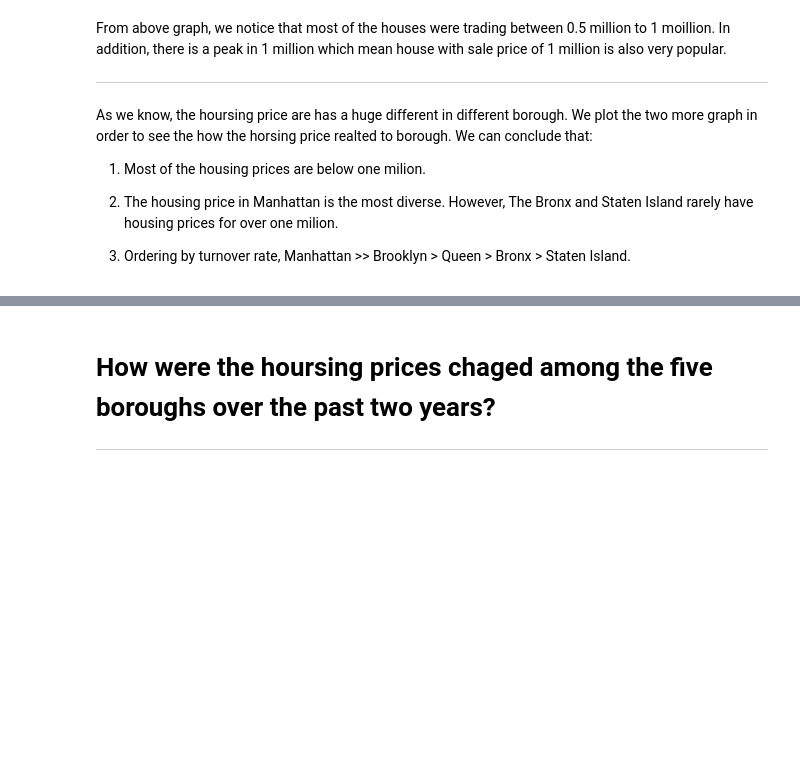
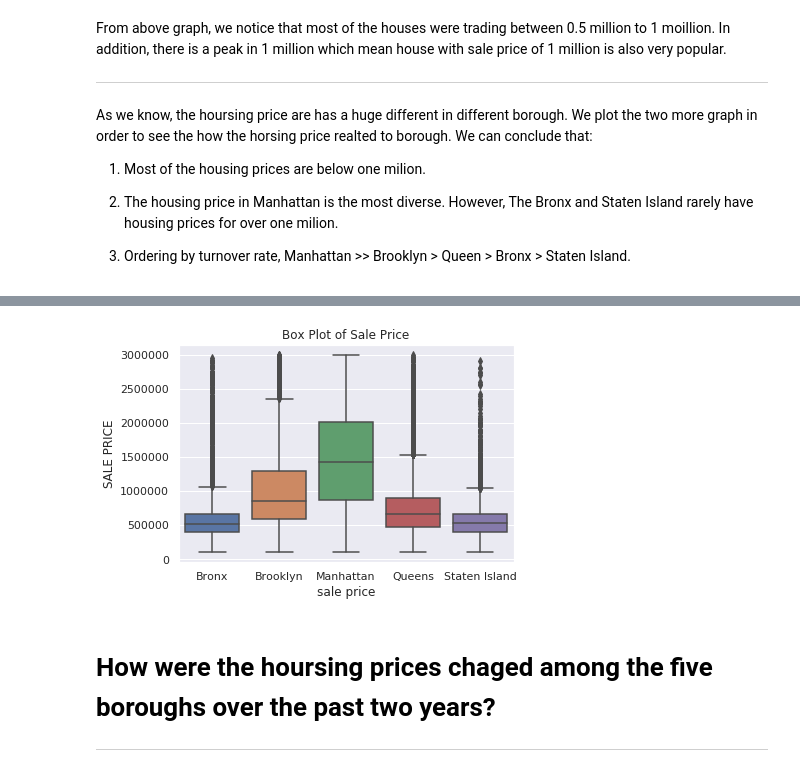
Before and after one commit to zhuoyingcai/NYC-Housing-Prices-Analysis, a Jupyter notebook: NYC_Housing_Prices_Analysis.ipynb, the cells around one changed output, grey strips where cells are left out. Drawn from its saved outputs; the diff is of its cells as text; code cells hidden in the pictures; blank space fills up the shorter version.

```diff
--- a/NYC_Housing_Prices_Analysis.ipynb
+++ b/NYC_Housing_Prices_Analysis.ipynb
@@ -296,9 +302,12 @@ plt.show()
 # %%
 # shows the average price in each boroughs
 _ = sns.boxplot(x='BOROUGH', y='SALE PRICE', data=df)
-_ = plt.xlabel('Borough')
-_ = plt.xlabel('percent of sale price')
+_ = plt.title('Box Plot of Sale Price')
+_ = plt.xlabel('Boroughs')
+_ = plt.xlabel('sale price')
 plt.show()
+# %% [output]
+[figure, added]
 # %% [markdown]
 # How were the hoursing prices chaged among the five boroughs over the past two years?
 
```
Also changed, not shown: parts of 5 cells of this notebook.
